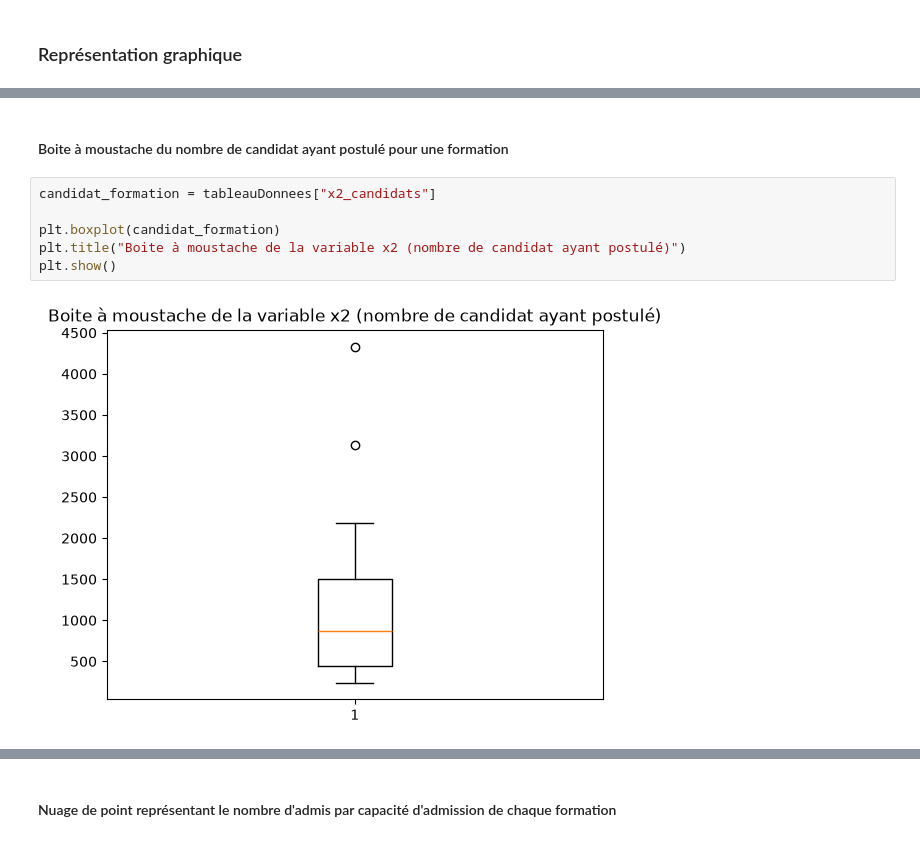
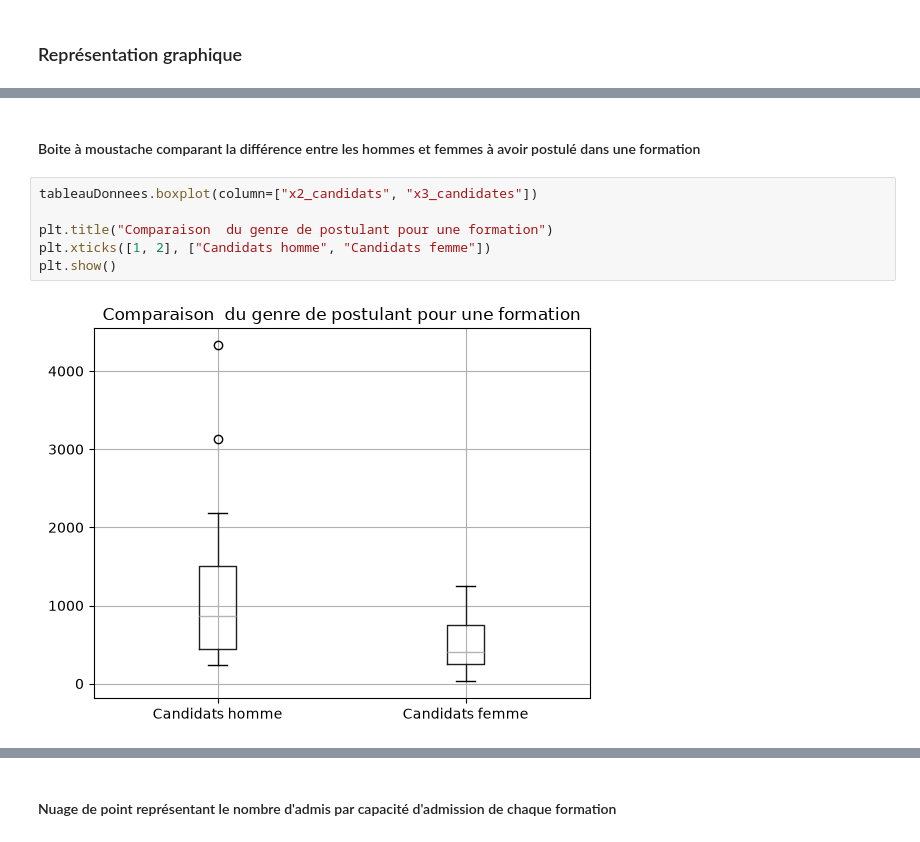
Before and after one commit to ThuaDang/SAE2.04---Base-de-donn-es, a Jupyter notebook: Partie 3 - Analyse des données/Etude_statistique_DANG_Thuan_BIGOUIN_Clement.ipynb, the cells around one changed output, grey strips where cells are left out. Cells and saved outputs as stored; diff of their text form.

```diff
--- a/Partie 3 - Analyse des données/Etude_statistique_DANG_Thuan_BIGOUIN_Clement.ipynb
+++ b/Partie 3 - Analyse des données/Etude_statistique_DANG_Thuan_BIGOUIN_Clement.ipynb
@@ -45,10 +35,10 @@ plt.show()
 # %% [markdown]
-#### Boite à moustache du nombre de candidat ayant postulé pour une formation
+#### Boite à moustache comparant la différence entre les hommes et femmes à avoir postulé dans une formation
 # %%
-candidat_formation = tableauDonnees["x2_candidats"]
+tableauDonnees.boxplot(column=["x2_candidats", "x3_candidates"])
 
-plt.boxplot(candidat_formation)
-plt.title("Boite à moustache de la variable x2 (nombre de candidat ayant postulé)")
+plt.title("Comparaison  du genre de postulant pour une formation")
+plt.xticks([1, 2], ["Candidats homme", "Candidats femme"])
 plt.show()
 # %% [output]
-[figure, old version]
+[figure, new version]
```
Also changed, not shown: parts of 6 cells of this notebook, 3 other files.
